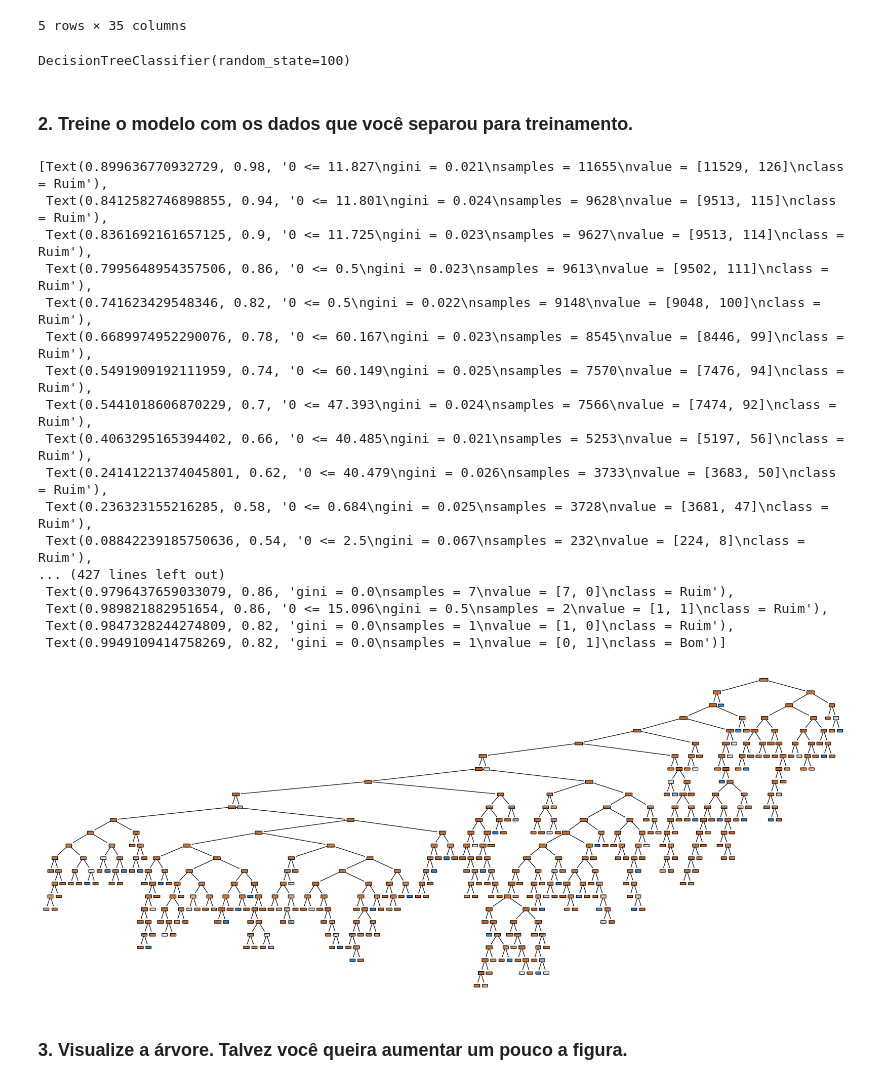
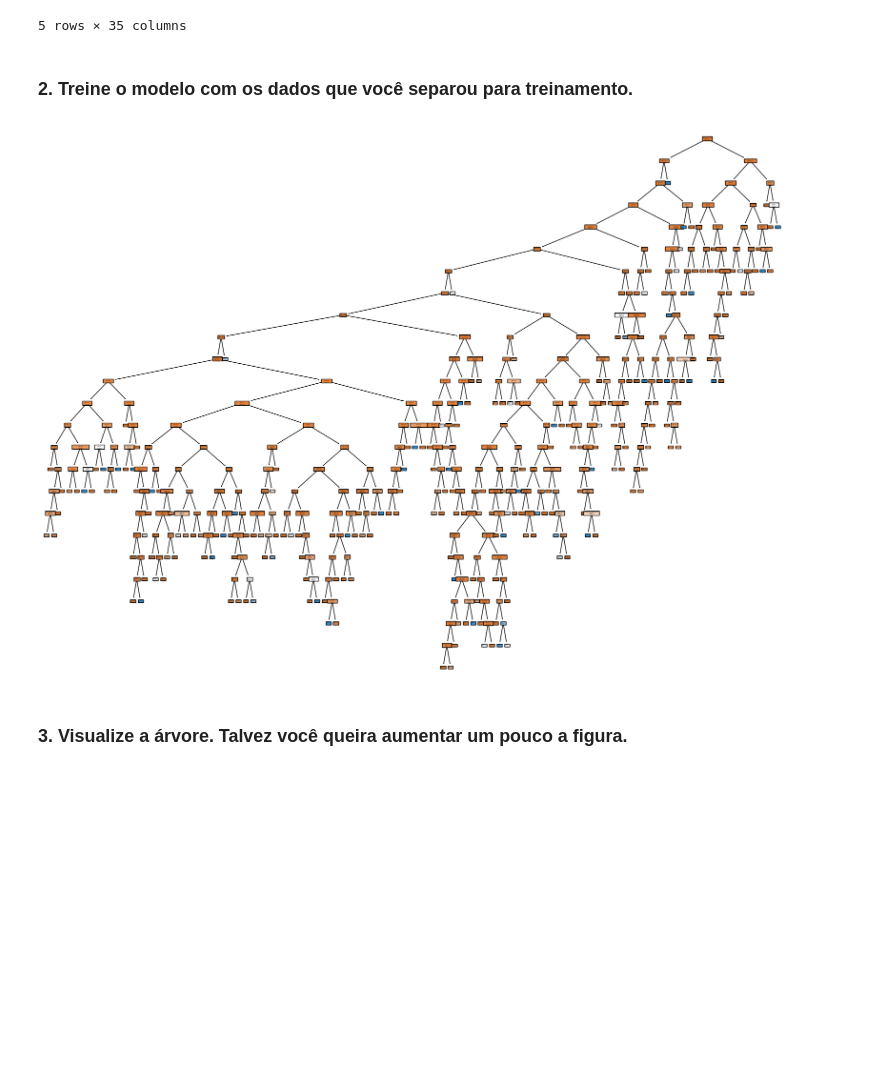
Before and after one commit to TiagoSilvaLourenco/data_science, a Jupyter notebook: modulo_7/tarefa_2/Mod 07 - Tarefa 02.ipynb, the cells around one changed output. Drawn from its saved outputs; the diff is of its cells as text; code cells hidden in the pictures; blank space fills up the shorter version.

```diff
--- a/modulo_7/tarefa_2/Mod 07 - Tarefa 02.ipynb
+++ b/modulo_7/tarefa_2/Mod 07 - Tarefa 02.ipynb
@@ -128,38 +132,18 @@ x_train.head()
 | 4 | 0 | 29.230137 | 3.021918 | 1 | 0 | 0 | 0 | ... |
 5 rows × 35 columns
 # %%
-clf = clf.fit(x_train, y_train)
-clf
+clf_train = clf.fit(x_train, y_train)
-# %% [output]
-DecisionTreeClassifier(random_state=100)
 # %% [markdown]
 ### 2. Treine o modelo com os dados que você separou para treinamento.
 # %%
-plt.figure(figsize=(25,10))
+plt.figure(figsize=(20,15))
 plot_tree(
-    clf,
+    clf_train,
     filled=True,
-    class_names=['Ruim', 'Bom'],
-    feature_names=y_train
-)
+    class_names=['Mau', 'Bom'],
+    feature_names=x_train.columns
+);
 # %% [output]
-[Text(0.899636770932729, 0.98, '0 <= 11.827\ngini = 0.021\nsamples = 11655\nvalue = [11529, 126]\nclass = Ruim'),
- Text(0.8412582746898855, 0.94, '0 <= 11.801\ngini = 0.024\nsamples = 9628\nvalue = [9513, 115]\nclass = Ruim'),
- Text(0.8361692161657125, 0.9, '0 <= 11.725\ngini = 0.023\nsamples = 9627\nvalue = [9513, 114]\nclass = Ruim'),
- Text(0.7995648954357506, 0.86, '0 <= 0.5\ngini = 0.023\nsamples = 9613\nvalue = [9502, 111]\nclass = Ruim'),
- Text(0.741623429548346, 0.82, '0 <= 0.5\ngini = 0.022\nsamples = 9148\nvalue = [9048, 100]\nclass = Ruim'),
- Text(0.6689974952290076, 0.78, '0 <= 60.167\ngini = 0.023\nsamples = 8545\nvalue = [8446, 99]\nclass = Ruim'),
- Text(0.5491909192111959, 0.74, '0 <= 60.149\ngini = 0.025\nsamples = 7570\nvalue = [7476, 94]\nclass = Ruim'),
- Text(0.5441018606870229, 0.7, '0 <= 47.393\ngini = 0.024\nsamples = 7566\nvalue = [7474, 92]\nclass = Ruim'),
- Text(0.4063295165394402, 0.66, '0 <= 40.485\ngini = 0.021\nsamples = 5253\nvalue = [5197, 56]\nclass = Ruim'),
- Text(0.24141221374045801, 0.62, '0 <= 40.479\ngini = 0.026\nsamples = 3733\nvalue = [3683, 50]\nclass = Ruim'),
- Text(0.236323155216285, 0.58, '0 <= 0.684\ngini = 0.025\nsamples = 3728\nvalue = [3681, 47]\nclass = Ruim'),
- Text(0.08842239185750636, 0.54, '0 <= 2.5\ngini = 0.067\nsamples = 232\nvalue = [224, 8]\nclass = Ruim'),
-... (427 lines left out)
- Text(0.9796437659033079, 0.86, 'gini = 0.0\nsamples = 7\nvalue = [7, 0]\nclass = Ruim'),
- Text(0.989821882951654, 0.86, '0 <= 15.096\ngini = 0.5\nsamples = 2\nvalue = [1, 1]\nclass = Ruim'),
- Text(0.9847328244274809, 0.82, 'gini = 0.0\nsamples = 1\nvalue = [1, 0]\nclass = Ruim'),
- Text(0.9949109414758269, 0.82, 'gini = 0.0\nsamples = 1\nvalue = [0, 1]\nclass = Bom')]
-[figure, old version]
+[figure, new version]
 # %% [markdown]
 ### 3. Visualize a árvore. Talvez você queira aumentar um pouco a figura.
```
Also changed, not shown: parts of 22 cells of this notebook.
